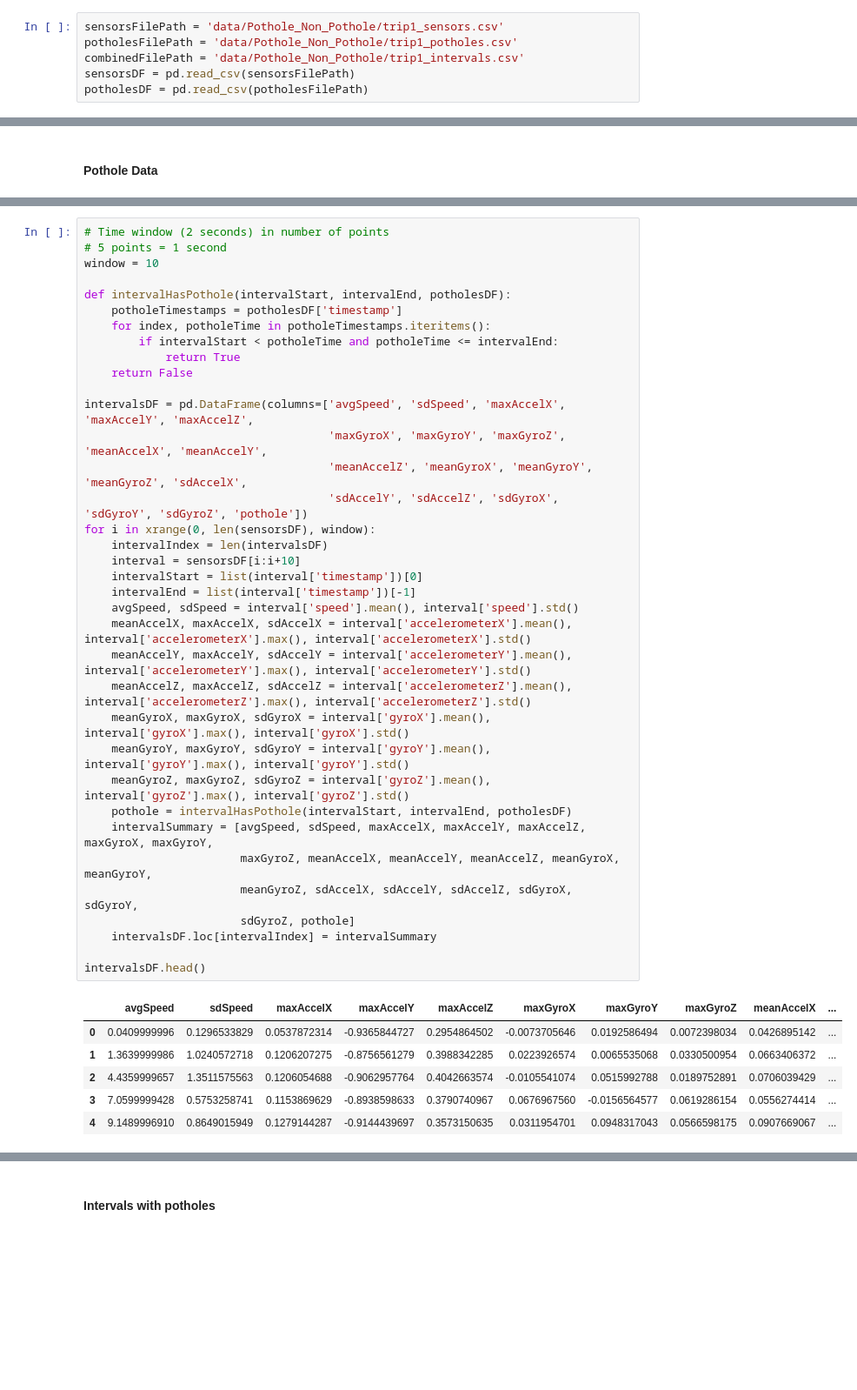
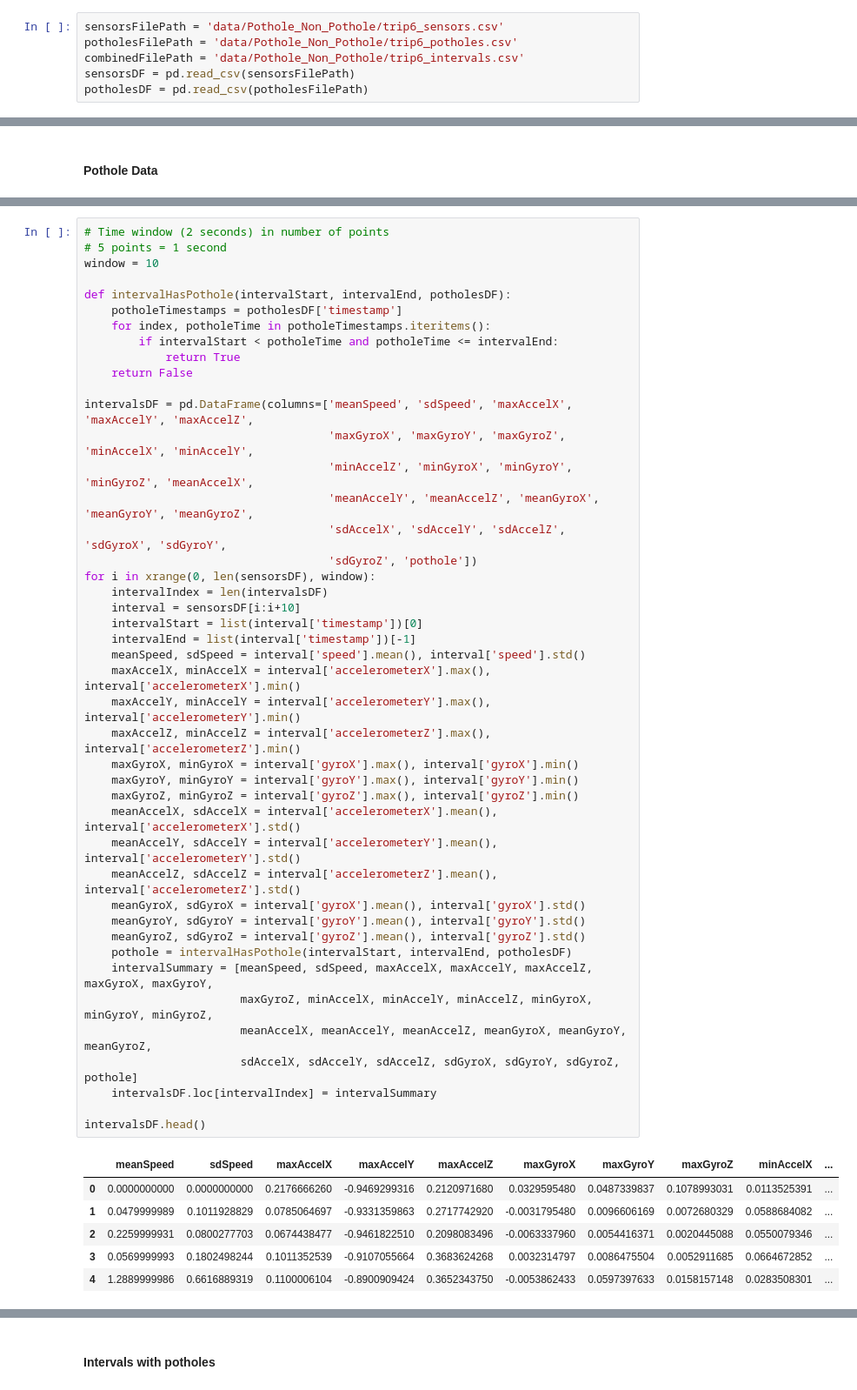
Before and after one commit to shouvikmani/Intelligent-Pothole-Detection, a Jupyter notebook: data_processing.ipynb, the cells around one changed output, grey strips where cells are left out. Shown: that part at 87% size. Cells and saved outputs as stored; diff of their text form; blank space fills up the shorter version.

Commit message:
Add min aggregate metric. Use longer interval for road conditions

```diff
--- a/data_processing.ipynb
+++ b/data_processing.ipynb
@@ -7,9 +7,9 @@ import pandas as pd
 pd.options.display.max_rows = 100
 pd.set_option('display.precision', 10)  #for displaying timestamps
 # %%
-sensorsFilePath = 'data/Pothole_Non_Pothole/trip1_sensors.csv'
-potholesFilePath = 'data/Pothole_Non_Pothole/trip1_potholes.csv'
-combinedFilePath = 'data/Pothole_Non_Pothole/trip1_intervals.csv'
+sensorsFilePath = 'data/Pothole_Non_Pothole/trip6_sensors.csv'
+potholesFilePath = 'data/Pothole_Non_Pothole/trip6_potholes.csv'
+combinedFilePath = 'data/Pothole_Non_Pothole/trip6_intervals.csv'
 sensorsDF = pd.read_csv(sensorsFilePath)
 potholesDF = pd.read_csv(potholesFilePath)
 # %% [markdown]
@@ -51,43 +53,51 @@ Each interval will represent 2 seconds (10 points) of data. They will also conta
 # %%
 # Time window (2 seconds) in number of points
 # 5 points = 1 second
 window = 10
 
 def intervalHasPothole(intervalStart, intervalEnd, potholesDF):
     potholeTimestamps = potholesDF['timestamp']
     for index, potholeTime in potholeTimestamps.iteritems():
         if intervalStart < potholeTime and potholeTime <= intervalEnd:
             return True
     return False
 
-intervalsDF = pd.DataFrame(columns=['avgSpeed', 'sdSpeed', 'maxAccelX', 'maxAccelY', 'maxAccelZ',
-                                    'maxGyroX', 'maxGyroY', 'maxGyroZ', 'meanAccelX', 'meanAccelY',
-                                    'meanAccelZ', 'meanGyroX', 'meanGyroY', 'meanGyroZ', 'sdAccelX',
-                                    'sdAccelY', 'sdAccelZ', 'sdGyroX', 'sdGyroY', 'sdGyroZ', 'pothole'])
+intervalsDF = pd.DataFrame(columns=['meanSpeed', 'sdSpeed', 'maxAccelX', 'maxAccelY', 'maxAccelZ',
+                                    'maxGyroX', 'maxGyroY', 'maxGyroZ', 'minAccelX', 'minAccelY',
+                                    'minAccelZ', 'minGyroX', 'minGyroY', 'minGyroZ', 'meanAccelX',
+                                    'meanAccelY', 'meanAccelZ', 'meanGyroX', 'meanGyroY', 'meanGyroZ',
+                                    'sdAccelX', 'sdAccelY', 'sdAccelZ', 'sdGyroX', 'sdGyroY',
+                                    'sdGyroZ', 'pothole'])
 for i in xrange(0, len(sensorsDF), window):
     intervalIndex = len(intervalsDF)
     interval = sensorsDF[i:i+10]
     intervalStart = list(interval['timestamp'])[0]
     intervalEnd = list(interval['timestamp'])[-1]
-    avgSpeed, sdSpeed = interval['speed'].mean(), interval['speed'].std()
-    meanAccelX, maxAccelX, sdAccelX = interval['accelerometerX'].mean(), interval['accelerometerX'].max(), interval['accelerometerX'].std()
-    meanAccelY, maxAccelY, sdAccelY = interval['accelerometerY'].mean(), interval['accelerometerY'].max(), interval['accelerometerY'].std()
-    meanAccelZ, maxAccelZ, sdAccelZ = interval['accelerometerZ'].mean(), interval['accelerometerZ'].max(), interval['accelerometerZ'].std()
-    meanGyroX, maxGyroX, sdGyroX = interval['gyroX'].mean(), interval['gyroX'].max(), interval['gyroX'].std()
-    meanGyroY, maxGyroY, sdGyroY = interval['gyroY'].mean(), interval['gyroY'].max(), interval['gyroY'].std()
-    meanGyroZ, maxGyroZ, sdGyroZ = interval['gyroZ'].mean(), interval['gyroZ'].max(), interval['gyroZ'].std()
+    meanSpeed, sdSpeed = interval['speed'].mean(), interval['speed'].std()
+    maxAccelX, minAccelX = interval['accelerometerX'].max(), interval['accelerometerX'].min()
+    maxAccelY, minAccelY = interval['accelerometerY'].max(), interval['accelerometerY'].min()
+    maxAccelZ, minAccelZ = interval['accelerometerZ'].max(), interval['accelerometerZ'].min()
+    maxGyroX, minGyroX = interval['gyroX'].max(), interval['gyroX'].min()
+    maxGyroY, minGyroY = interval['gyroY'].max(), interval['gyroY'].min()
+    maxGyroZ, minGyroZ = interval['gyroZ'].max(), interval['gyroZ'].min()
+    meanAccelX, sdAccelX = interval['accelerometerX'].mean(), interval['accelerometerX'].std()
+    meanAccelY, sdAccelY = interval['accelerometerY'].mean(), interval['accelerometerY'].std()
+    meanAccelZ, sdAccelZ = interval['accelerometerZ'].mean(), interval['accelerometerZ'].std()
+    meanGyroX, sdGyroX = interval['gyroX'].mean(), interval['gyroX'].std()
+    meanGyroY, sdGyroY = interval['gyroY'].mean(), interval['gyroY'].std()
+    meanGyroZ, sdGyroZ = interval['gyroZ'].mean(), interval['gyroZ'].std()
     pothole = intervalHasPothole(intervalStart, intervalEnd, potholesDF)
-    intervalSummary = [avgSpeed, sdSpeed, maxAccelX, maxAccelY, maxAccelZ, maxGyroX, maxGyroY,
-                       maxGyroZ, meanAccelX, meanAccelY, meanAccelZ, meanGyroX, meanGyroY,
-                       meanGyroZ, sdAccelX, sdAccelY, sdAccelZ, sdGyroX, sdGyroY,
-                       sdGyroZ, pothole]
+    intervalSummary = [meanSpeed, sdSpeed, maxAccelX, maxAccelY, maxAccelZ, maxGyroX, maxGyroY,
+                       maxGyroZ, minAccelX, minAccelY, minAccelZ, minGyroX, minGyroY, minGyroZ,
+                       meanAccelX, meanAccelY, meanAccelZ, meanGyroX, meanGyroY, meanGyroZ,
+                       sdAccelX, sdAccelY, sdAccelZ, sdGyroX, sdGyroY, sdGyroZ, pothole]
     intervalsDF.loc[intervalIndex] = intervalSummary
 
 intervalsDF.head()
 # %% [output]
-|  | avgSpeed | sdSpeed | maxAccelX | maxAccelY | maxAccelZ | maxGyroX | maxGyroY | maxGyroZ | meanAccelX | ... |
-| 0 | 0.0409999996 | 0.1296533829 | 0.0537872314 | -0.9365844727 | 0.2954864502 | -0.0073705646 | 0.0192586494 | 0.0072398034 | 0.0426895142 | ... |
-| 1 | 1.3639999986 | 1.0240572718 | 0.1206207275 | -0.8756561279 | 0.3988342285 | 0.0223926574 | 0.0065535068 | 0.0330500954 | 0.0663406372 | ... |
-| 2 | 4.4359999657 | 1.3511575563 | 0.1206054688 | -0.9062957764 | 0.4042663574 | -0.0105541074 | 0.0515992788 | 0.0189752891 | 0.0706039429 | ... |
-| 3 | 7.0599999428 | 0.5753258741 | 0.1153869629 | -0.8938598633 | 0.3790740967 | 0.0676967560 | -0.0156564577 | 0.0619286154 | 0.0556274414 | ... |
-| 4 | 9.1489996910 | 0.8649015949 | 0.1279144287 | -0.9144439697 | 0.3573150635 | 0.0311954701 | 0.0948317043 | 0.0566598175 | 0.0907669067 | ... |
+|  | meanSpeed | sdSpeed | maxAccelX | maxAccelY | maxAccelZ | maxGyroX | maxGyroY | maxGyroZ | minAccelX | ... |
+| 0 | 0.0000000000 | 0.0000000000 | 0.2176666260 | -0.9469299316 | 0.2120971680 | 0.0329595480 | 0.0487339837 | 0.1078993031 | 0.0113525391 | ... |
+| 1 | 0.0479999989 | 0.1011928829 | 0.0785064697 | -0.9331359863 | 0.2717742920 | -0.0031795480 | 0.0096606169 | 0.0072680329 | 0.0588684082 | ... |
+| 2 | 0.2259999931 | 0.0800277703 | 0.0674438477 | -0.9461822510 | 0.2098083496 | -0.0063337960 | 0.0054416371 | 0.0020445088 | 0.0550079346 | ... |
+| 3 | 0.0569999993 | 0.1802498244 | 0.1011352539 | -0.9107055664 | 0.3683624268 | 0.0032314797 | 0.0086475504 | 0.0052911685 | 0.0664672852 | ... |
+| 4 | 1.2889999986 | 0.6616889319 | 0.1100006104 | -0.8900909424 | 0.3652343750 | -0.0053862433 | 0.0597397633 | 0.0158157148 | 0.0283508301 | ... |
```
Also changed, not shown: parts of 8 cells of this notebook.
